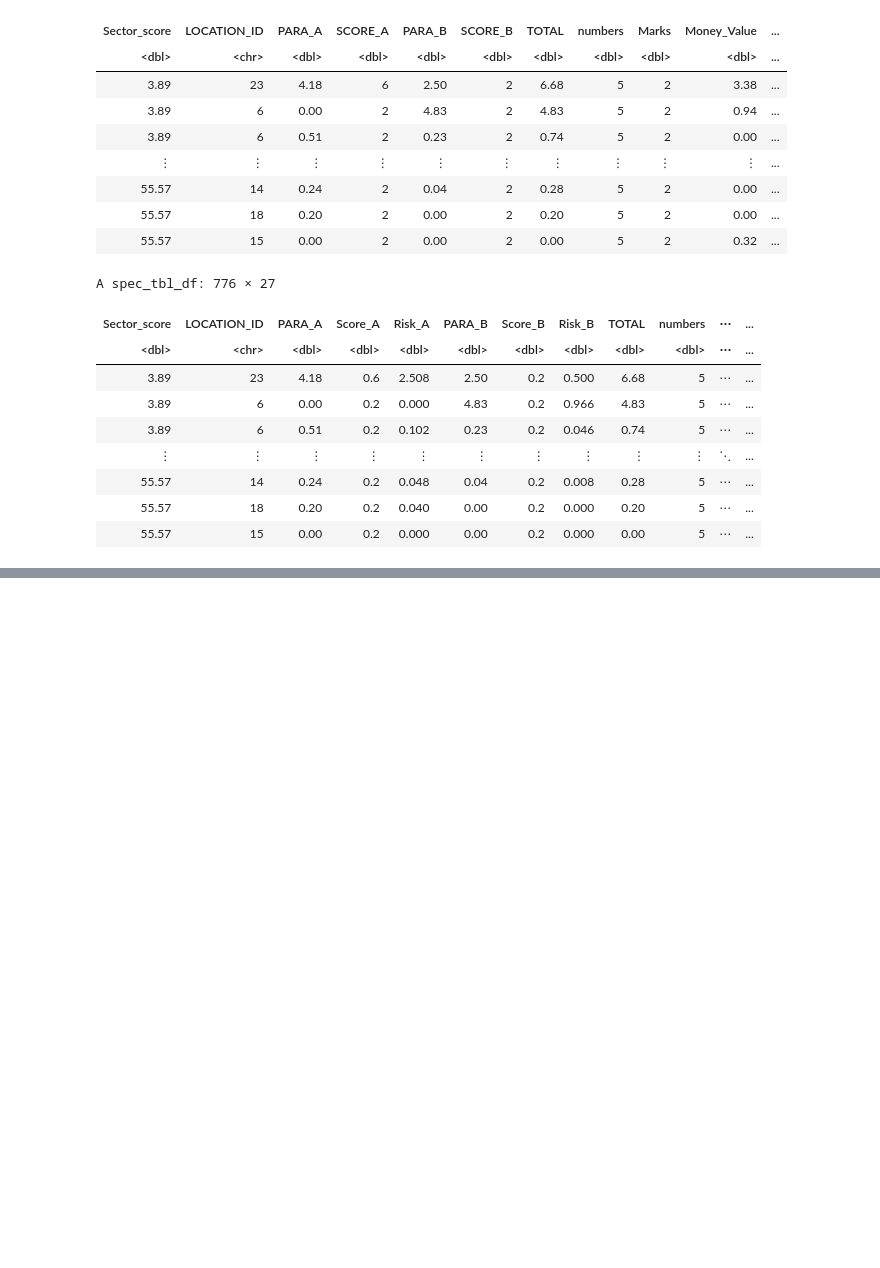
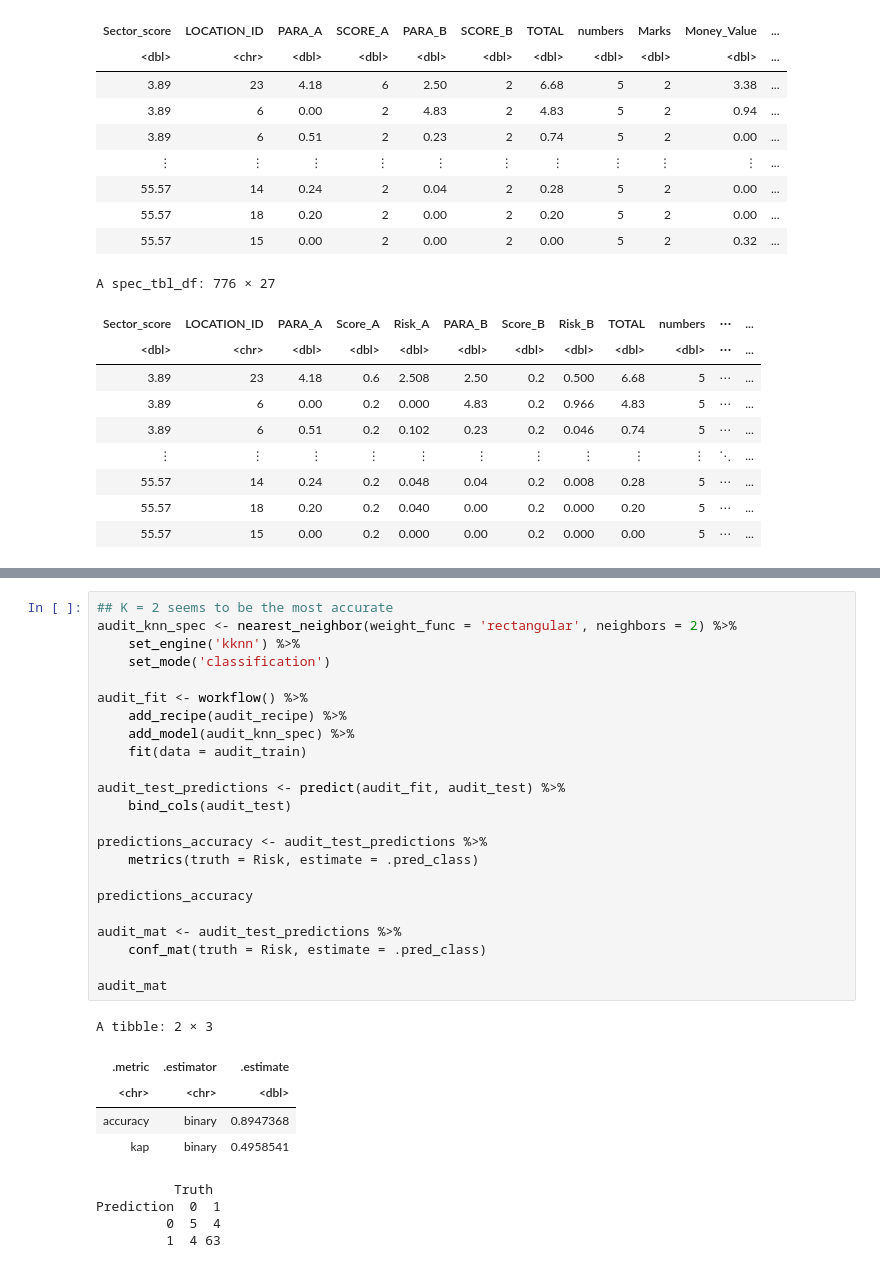
Before and after one commit to fulleraltamiranoe/audit_data, a Jupyter notebook: Audit.ipynb, the cells around one changed output, grey strips where cells are left out. Drawn from its saved outputs; the diff is of its cells as text; blank space fills up the shorter version.

```diff
--- a/Audit.ipynb
+++ b/Audit.ipynb
@@ -87,0 +136,33 @@ audit_trial
+# %%
+## K = 2 seems to be the most accurate
+audit_knn_spec <- nearest_neighbor(weight_func = 'rectangular', neighbors = 2) %>%
+    set_engine('kknn') %>%
+    set_mode('classification')
+
+audit_fit <- workflow() %>%
+    add_recipe(audit_recipe) %>%
+    add_model(audit_knn_spec) %>%
+    fit(data = audit_train)
+
+audit_test_predictions <- predict(audit_fit, audit_test) %>%
+    bind_cols(audit_test)
+
+predictions_accuracy <- audit_test_predictions %>%
+    metrics(truth = Risk, estimate = .pred_class)
+
+predictions_accuracy
+
+audit_mat <- audit_test_predictions %>%
+    conf_mat(truth = Risk, estimate = .pred_class)
+
+audit_mat
+# %% [output]
+A tibble: 2 × 3
+| .metric | .estimator | .estimate |
+| <chr> | <chr> | <dbl> |
+| accuracy | binary | 0.8947368 |
+| kap | binary | 0.4958541 |
+          Truth
+Prediction  0  1
+         0  5  4
+         1  4 63
```
Also changed, not shown: parts of 3 cells of this notebook.
